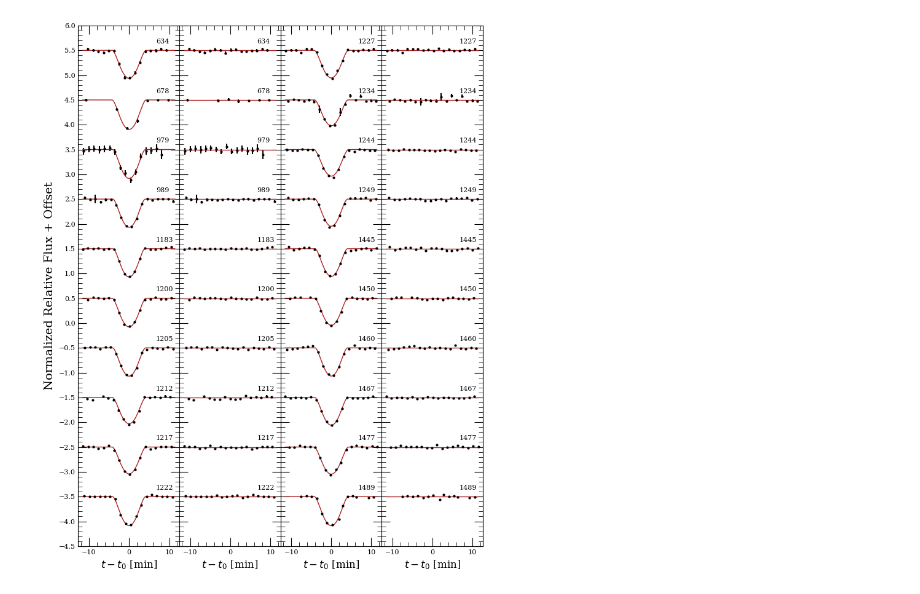
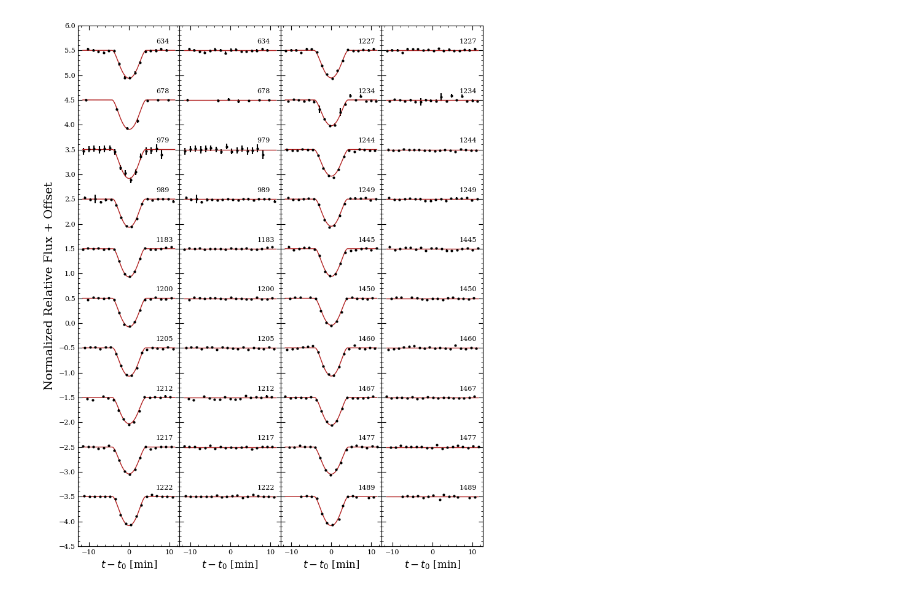
Before and after one commit to eligd/wd-1856-534b, a Jupyter notebook: paper_plots.ipynb, the cells around one changed output. Drawn from its saved outputs; the diff is of its cells as text; code cells hidden in the pictures.

```diff
--- a/paper_plots.ipynb
+++ b/paper_plots.ipynb
@@ -44,8 +44,8 @@ for ax in axs:
     ax.yaxis.set_minor_locator(ticker.MultipleLocator(0.1))
     ax.yaxis.set_major_locator(ticker.MultipleLocator(0.5))
     ax.tick_params(axis='both', labelsize=8)
-    ax.tick_params(direction='in', which='minor', length=5, bottom=True, top=True, left=True, right=True)
-    ax.tick_params(direction='in', which='major', length=10, bottom=True, top=True, left=True, right=True)
+    ax.tick_params(direction='in', which='minor', length=2.5, bottom=True, top=True, left=True, right=True)
+    ax.tick_params(direction='in', which='major', length=5, bottom=True, top=True, left=True, right=True)
 
     ax.set_xlabel('$t-t_0$ [min]', fontsize=fontsize)
 
@@ -53,31 +53,31 @@ axs[0].set_ylabel('Normalized Relative Flux + Offset', fontsize=fontsize+2)
 
 for i, transit, epoch_num in zip(range(len(data_arr)), data_arr, epoch_numbers):
     col = 0 if i<10 else 1
 
     offset = (9-i)-4.5 if i<10 else (19-i)-4.5
     bjd_tdb = transit['BJD_TDB']
     mask = np.abs(bjd_tdb) < 0.008*24*60
     bjd_tdb = bjd_tdb[mask]
     rel_flux = transit['rel_flux_T1_normalized'][mask]
     rel_flux_err = transit['rel_flux_err_T1_normalized'][mask]
     axs[0+2*col].errorbar(bjd_tdb, rel_flux+np.ones_like(rel_flux)*offset, yerr=rel_flux_err, marker='.', linestyle='', color='black', markersize=4)
 
     t0, b, r_a, Rp_Rs, log_f, u1, u2 = thetas[i]
     u1 = 0.91251
     u2 = -0.12667
     model = model_transits.modeltransit([0, b, r_a, Rp_Rs, 1, u1, u2], model_transits.occultquad, period, bjd_tdb/(24*60))
     res = rel_flux - model
 
     model = model_transits.modeltransit([0, b, r_a, Rp_Rs, 1, u1, u2], model_transits.occultquad, period, times/(24*60))
     axs[0+2*col].plot(times, model+np.ones_like(model)*offset, color='firebrick', linewidth=1)
 
     axs[1+2*col].errorbar(bjd_tdb, res+np.ones_like(res)*offset+1, yerr=rel_flux_err, marker='.', linestyle='', color='black', markersize=4)
     axs[1+2*col].plot(times, np.ones_like(times)*offset+1, color='firebrick', linewidth=1)
 
     axs[0+2*col].text(0.00465*24*60, offset+1.14, epoch_num, fontsize=8)
     axs[1+2*col].text(0.00465*24*60, offset+1.14, epoch_num, fontsize=8)
 
 save_path = '/Users/eligendreaudistler/Desktop/wd-1856-534b/imgs/lightcurves.pdf'
 plt.savefig(save_path, format='pdf', bbox_inches='tight');
 # %% [output]
-[figure, old version]
+[figure, new version]
```
Also changed, not shown: 16 other files.
